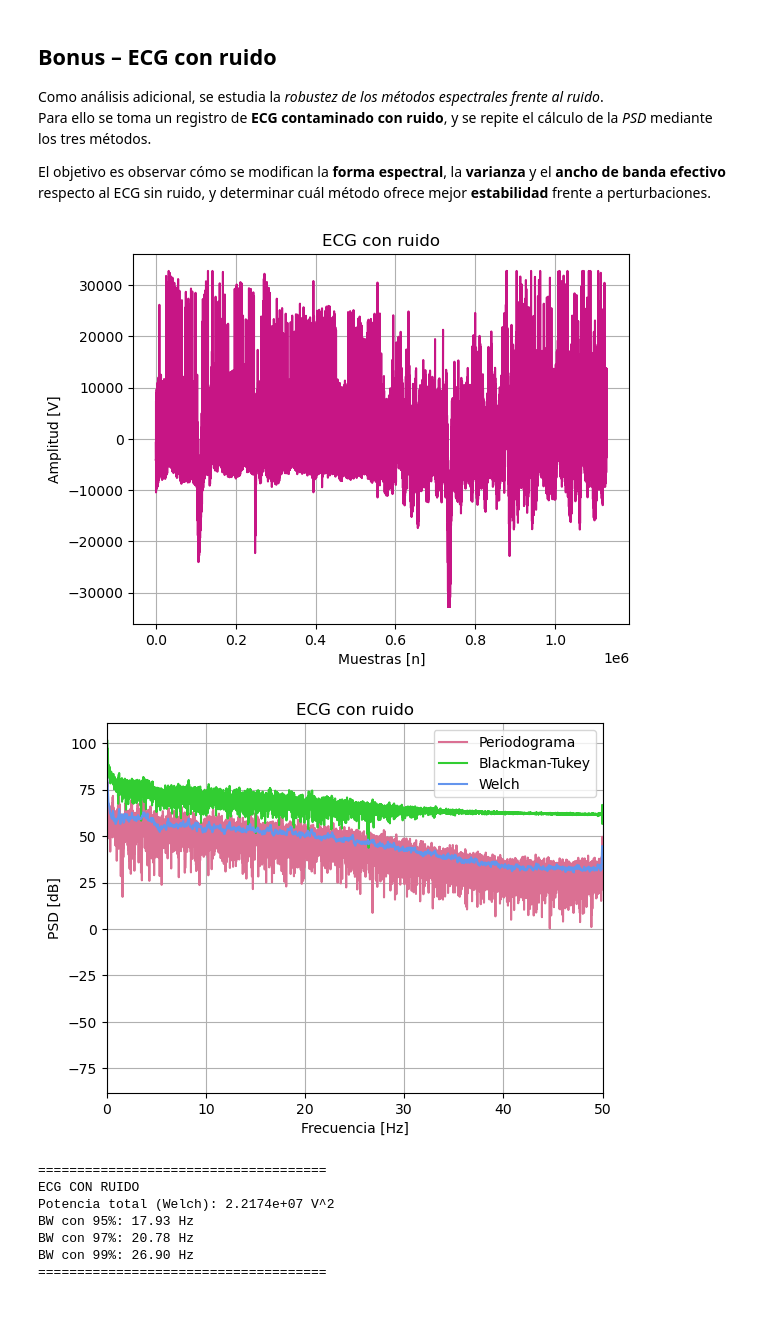
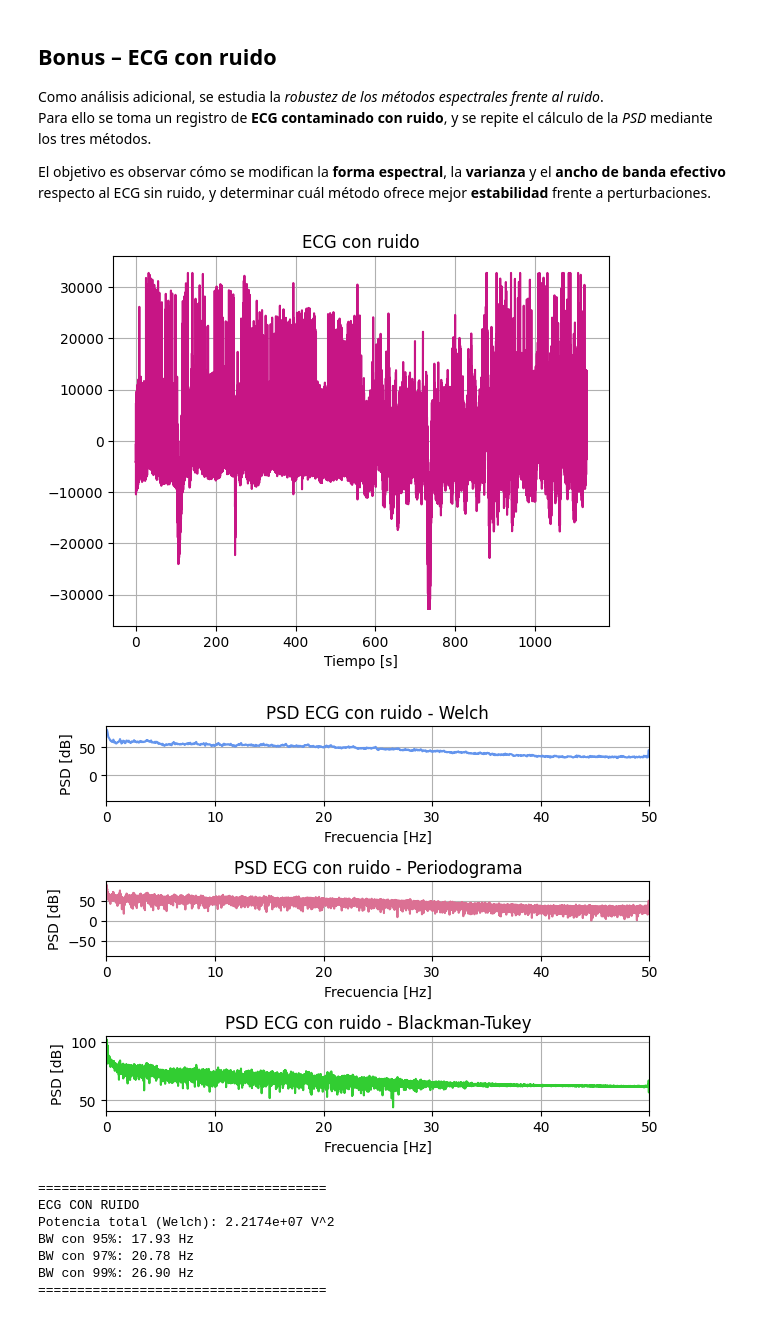
Before and after one commit to itsmenahiuu/TS_de_Spyder, a Jupyter notebook: TSs/TS5/TS5_NaudeauNahiara_GilMariaSerena.ipynb, the cells around one changed output. Saved outputs shown, nothing was run; the diff lists cells and outputs as text; code cells hidden in the pictures.

```diff
--- a/TSs/TS5/TS5_NaudeauNahiara_GilMariaSerena.ipynb
+++ b/TSs/TS5/TS5_NaudeauNahiara_GilMariaSerena.ipynb
@@ -398,11 +463,11 @@ N_ecg_ruido = len(ecg_ruido)
 hb_1 = mat_struct['heartbeat_pattern1']
 hb_2 = mat_struct['heartbeat_pattern2']
 
+t_ecg_ruido = np.arange(N_ecg_ruido) / fs_ecg
 plt.figure(7)
-plt.plot(ecg_ruido, color='mediumvioletred')
+plt.plot(t_ecg_ruido, ecg_ruido, color='mediumvioletred')
 plt.title('ECG con ruido')
-plt.xlabel('Muestras [n]')
-plt.ylabel('Amplitud [V]')
+plt.xlabel('Tiempo [s]')
 plt.grid()
 plt.show()
 
@@ -420,41 +485,57 @@ freqP_r, ecgP_r = sig.periodogram(ecg_ruido, fs=fs_ecg, window=window, nfft=nfft
 # Blackman–Tukey
 corr_r = sig.correlate(ecg_ruido - np.mean(ecg_ruido), ecg_ruido - np.mean(ecg_ruido), mode='full') / N_ecg_ruido
 corr_r = corr_r[corr_r.size // 2:]
 win_bt = sig.windows.bartlett(len(corr_r))
 corr_win_r = corr_r * win_bt
 PSD_bt_r = np.abs(np.fft.rfft(corr_win_r, n=nfft))
 freqBT_r = np.fft.rfftfreq(nfft, d=1/fs_ecg)
 
-# ---- Gráfico ----
+# --- Gráficos en subplots ---
 plt.figure(8)
-plt.plot(freqP_r, 10*np.log10(ecgP_r + eps), label='Periodograma', color="palevioletred")
-plt.plot(freqBT_r, 10*np.log10(PSD_bt_r + eps), label='Blackman-Tukey', color="limegreen")
-plt.plot(freqW_r, 10*np.log10(ecgW_r + eps), label='Welch', color="cornflowerblue")
-plt.title('ECG con ruido')
+plt.subplot(3, 1, 1)
+plt.plot(freqW_r, 10*np.log10(ecgW_r + eps), color="cornflowerblue")
+plt.title('PSD ECG con ruido - Welch')
 plt.xlabel('Frecuencia [Hz]')
 plt.ylabel('PSD [dB]')
 plt.xlim([0, 50])
 plt.grid()
-plt.legend()
+
+plt.subplot(3, 1, 2)
+plt.plot(freqP_r, 10*np.log10(ecgP_r + eps), color="palevioletred")
+plt.title('PSD ECG con ruido - Periodograma')
+plt.xlabel('Frecuencia [Hz]')
+plt.ylabel('PSD [dB]')
+plt.xlim([0, 50])
+plt.grid()
+
+plt.subplot(3, 1, 3)
+plt.plot(freqBT_r, 10*np.log10(PSD_bt_r + eps), color="limegreen")
+plt.title('PSD ECG con ruido - Blackman-Tukey')
+plt.xlabel('Frecuencia [Hz]')
+plt.ylabel('PSD [dB]')
+plt.xlim([0, 50])
+plt.grid()
+
+plt.tight_layout()
 plt.show()
 
 # ---- Potencia total y ancho de banda ----
 df_r = freqW_r[1] - freqW_r[0]
 potTotal_r = np.sum(ecgW_r) * df_r
 f95_r = estimar_BW(ecgW_r, freqW_r, 0.95)
 f97_r = estimar_BW(ecgW_r, freqW_r, 0.97)
 f99_r = estimar_BW(ecgW_r, freqW_r, 0.99)
 
 print("=====================================")
 print("ECG CON RUIDO")
 print(f"Potencia total (Welch): {potTotal_r:.4e} V^2")
 print(f"BW con 95%: {f95_r:.2f} Hz")
 print(f"BW con 97%: {f97_r:.2f} Hz")
 print(f"BW con 99%: {f99_r:.2f} Hz")
 print("=====================================")
 # %% [output]
-[figure, old version]
+[figure, new version]
-[figure, old version]
+[figure, new version]
 =====================================
 ECG CON RUIDO
 Potencia total (Welch): 2.2174e+07 V^2
```
Also changed, not shown: parts of 6 cells of this notebook.
